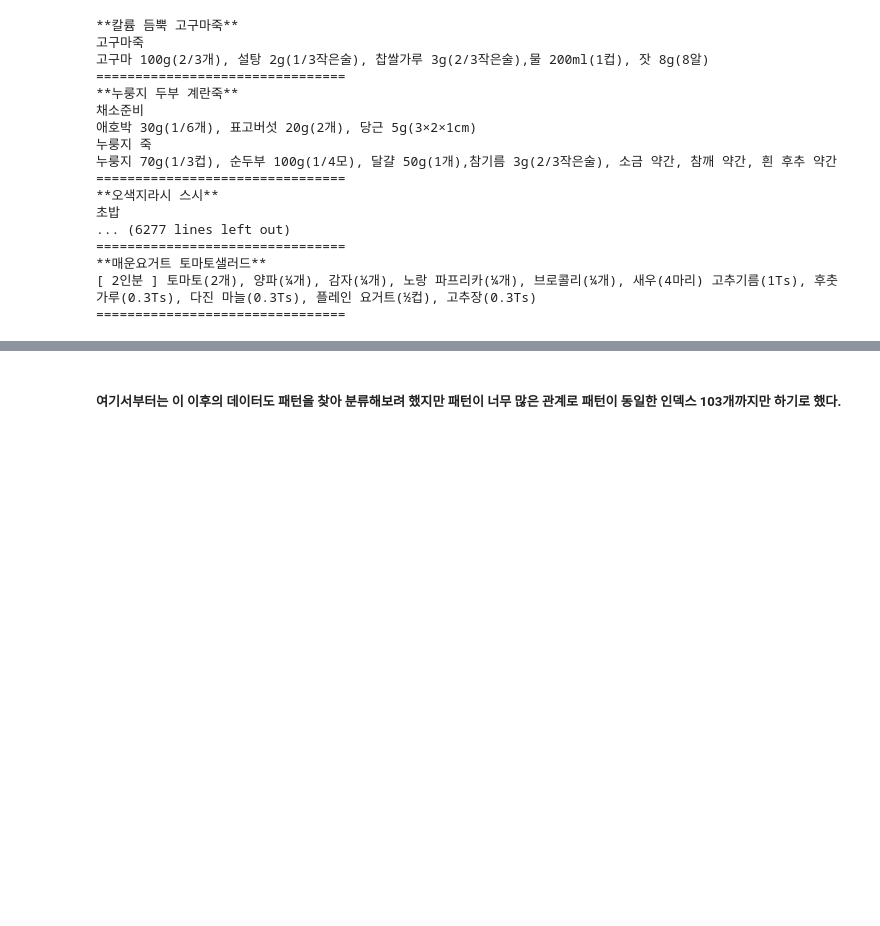
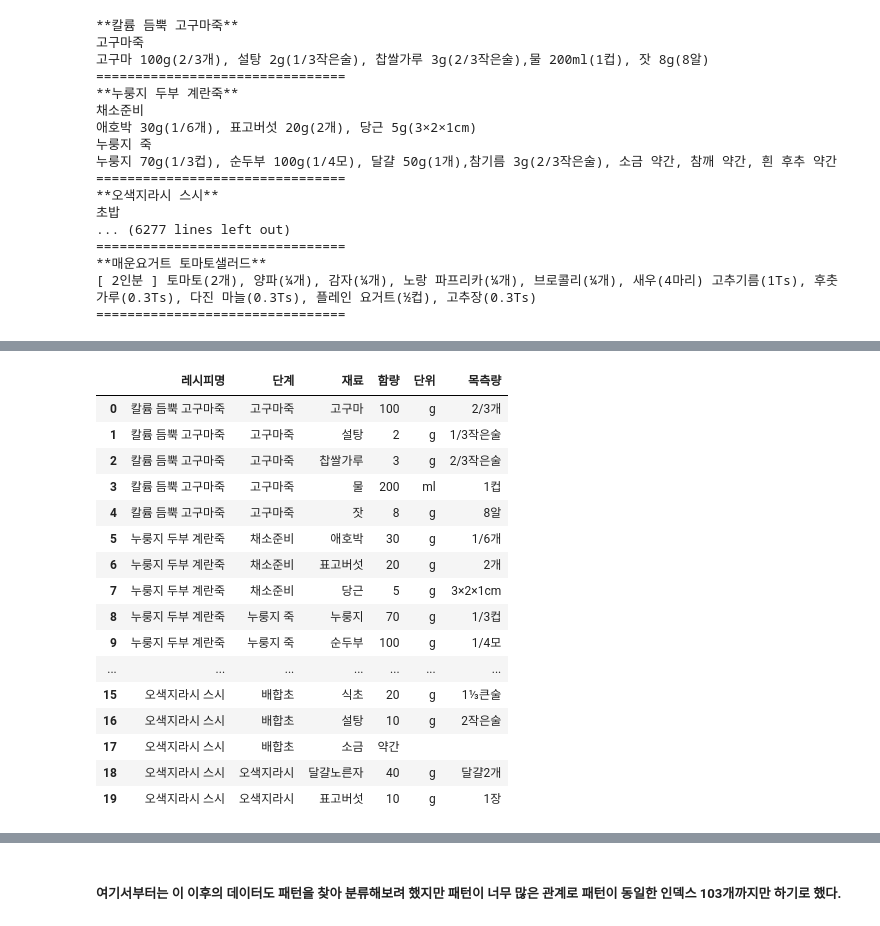
Before and after one commit to shake78922/MyProject, a Jupyter notebook: RecipeProject/etc_files/excel_clean.ipynb, the cells around one changed output, grey strips where cells are left out. Drawn from its saved outputs; the diff is of its cells as text; code cells hidden in the pictures; blank space fills up the shorter version.

```diff
--- a/RecipeProject/etc_files/excel_clean.ipynb
+++ b/RecipeProject/etc_files/excel_clean.ipynb
@@ -90,3 +106,64 @@ TypeError: findall() takes from 2 to 3 positional arguments but 5 were given
+# %%
+
+refined_data = []
+
+recipe_name = df2['RCP_NM']
+
+for line in df2["RCP_PARTS_DTLS"].astype(str):
+    line2 = line.replace('\n', ' ,')
+    ingredients = re.findall(r'([\w\(\)\s]+)\s([약간|\d.]+)?'
+                             r'([g|mg|ml|Ts|큰술|작은술|약간]+)?'
+                             r'[(]?([\d\w\/×\s?]+)?[)]?'
+                             r'(?:\n[\w\s]+)?(?:\n[\w\s]+)?,?\s*', line2)
+    item1 = "주재료"
+    for ingredient in ingredients:
+        item2 = ingredient[0]
+        item3 = ingredient[1]
+        item4 = ingredient[2]
+        item5 = ingredient[3]
+        if ingredient[1] == '' and ingredient[2] == '' and ingredient[3] == '':
+            if '약간' in ingredient[0]:
+                ingr_stripped = ingredient[0].strip()
+                if ' ' in ingr_stripped:
+                    ingr_split = ingr_stripped.split(' ')
+                    item2 = ingr_split[0]
+                    item3 = ingr_split[-1]
+                else:
+                    item2 = ingr_stripped.replace('약간', '')
+                    item3 = '약간'
+            else:
+                item1 = ingredient[0]
+                continue
+        data = df2.loc[df2[df2["RCP_PARTS_DTLS"]==line].index, 'RCP_NM']
+        rcp_name = data.to_string(index=False)
+        refined_data.append({'레시피명': rcp_name,
+                             '단계': item1,
+                             '재료': item2,
+                             '함량': item3,
+                             '단위': item4,
+                             '목측량': item5})
+
+refined_df = pd.DataFrame(refined_data)
+
+refined_df.head(20)
+# %% [output]
+|  | 레시피명 | 단계 | 재료 | 함량 | 단위 | 목측량 |
+| 0 | 칼륨 듬뿍 고구마죽 | 고구마죽 | 고구마 | 100 | g | 2/3개 |
+| 1 | 칼륨 듬뿍 고구마죽 | 고구마죽 | 설탕 | 2 | g | 1/3작은술 |
+| 2 | 칼륨 듬뿍 고구마죽 | 고구마죽 | 찹쌀가루 | 3 | g | 2/3작은술 |
+| 3 | 칼륨 듬뿍 고구마죽 | 고구마죽 | 물 | 200 | ml | 1컵 |
+| 4 | 칼륨 듬뿍 고구마죽 | 고구마죽 | 잣 | 8 | g | 8알 |
+| 5 | 누룽지 두부 계란죽 | 채소준비 | 애호박 | 30 | g | 1/6개 |
+| 6 | 누룽지 두부 계란죽 | 채소준비 | 표고버섯 | 20 | g | 2개 |
+| 7 | 누룽지 두부 계란죽 | 채소준비 | 당근 | 5 | g | 3×2×1cm |
+| 8 | 누룽지 두부 계란죽 | 누룽지 죽 | 누룽지 | 70 | g | 1/3컵 |
+| 9 | 누룽지 두부 계란죽 | 누룽지 죽 | 순두부 | 100 | g | 1/4모 |
+| ... | ... | ... | ... | ... | ... | ... |
+| 15 | 오색지라시 스시 | 배합초 | 식초 | 20 | g | 1⅓큰술 |
+| 16 | 오색지라시 스시 | 배합초 | 설탕 | 10 | g | 2작은술 |
+| 17 | 오색지라시 스시 | 배합초 | 소금 | 약간 |  |  |
+| 18 | 오색지라시 스시 | 오색지라시 | 달걀노른자 | 40 | g | 달걀2개 |
+| 19 | 오색지라시 스시 | 오색지라시 | 표고버섯 | 10 | g | 1장 |
 # %%
 refined_df.loc[291:297, "단계"] = "구운채소"
 refined_df.loc[325:328, "단계"] = "닭가슴살롤"
```
Also changed, not shown: parts of 10 cells of this notebook, 5 other files.
